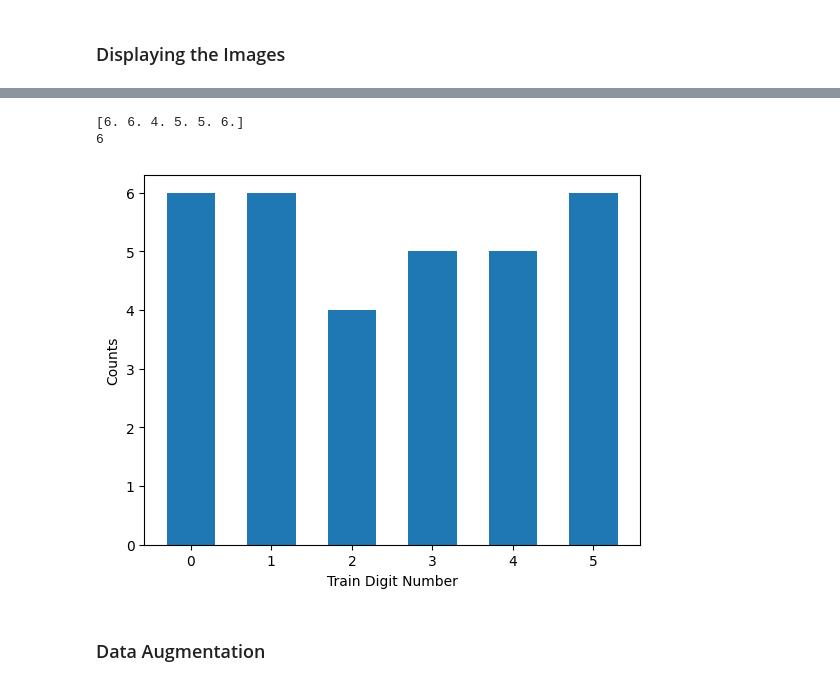
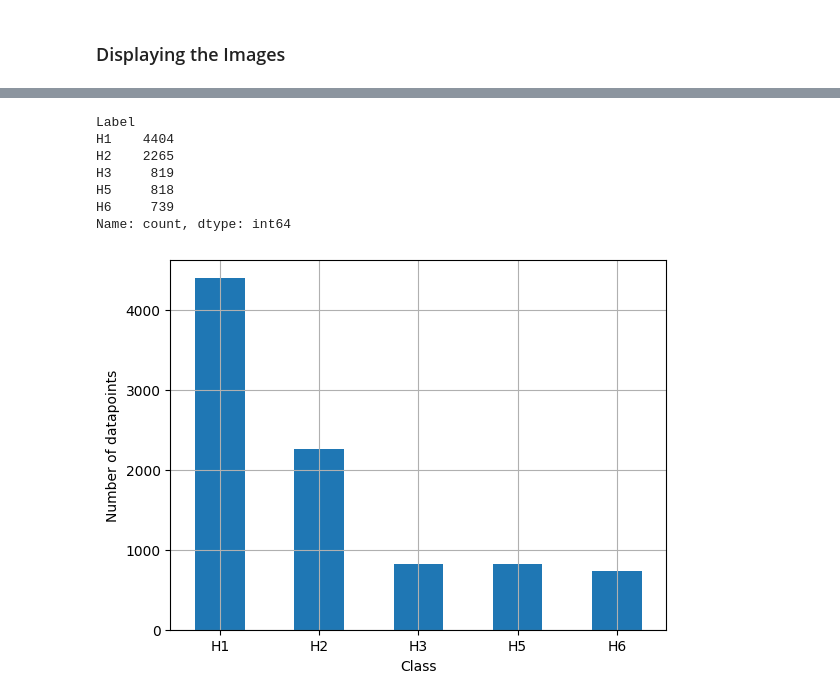
Before and after one commit to OlgaTorgashova/fungus-classification, a Jupyter notebook: EE258_Project.ipynb, the cells around one changed output, grey strips where cells are left out. Cells and saved outputs as stored; diff of their text form; code cells hidden in the pictures.

```diff
--- a/EE258_Project.ipynb
+++ b/EE258_Project.ipynb
@@ -18,8 +51,8 @@ Keras Version: 2.14.0
 ### Exploring the Data
 # %%
 # Load training and testing data from the xray_data dataset using Pandas
-xray_data = pd.read_csv('XRay_Dataset/xray_knees.csv')
-xray_data.info()
-print(xray_data.head(4))
+Defungi_data = pd.read_csv('Defungi/Defungi.csv')
+Defungi_data.info()
+print(Defungi_data.head(4))
 # %% [output]
 <class 'pandas.core.frame.DataFrame'>
@@ -96,15 +128,0 @@ The analysis revealed that there are several not-knee xrays (foot xrays). They b
-# %%
-row_sums = np.sum(labels, axis = 0)
-print (row_sums)
-print(row_sums.shape[0])
-
-plt.bar(list(range(row_sums.shape[0])),row_sums,width = 0.6)
-plt.xlabel('Train Digit Number')
-plt.ylabel('Counts')
-plt.show()
-# %% [output]
-[6. 6. 4. 5. 5. 6.]
-6
-[figure, removed]
-# %% [markdown]
-### Data Augmentation
@@ -117,0 +129,16 @@ tf.keras.layers.RandomContrast(factor=0.2, seed=42)
+# %%
+Cat = Defungi_data["Label"].value_counts()
+print(Cat)
+Defungi_data["Label"].value_counts().sort_index().plot.bar(rot=0, grid=True)
+plt.xlabel("Class")
+plt.ylabel("Number of datapoints")
+plt.show()
+# %% [output]
+Label
+H1    4404
+H2    2265
+H3     819
+H5     818
+H6     739
+Name: count, dtype: int64
+[figure, added]
```
Also changed, not shown: parts of 11 cells of this notebook.
